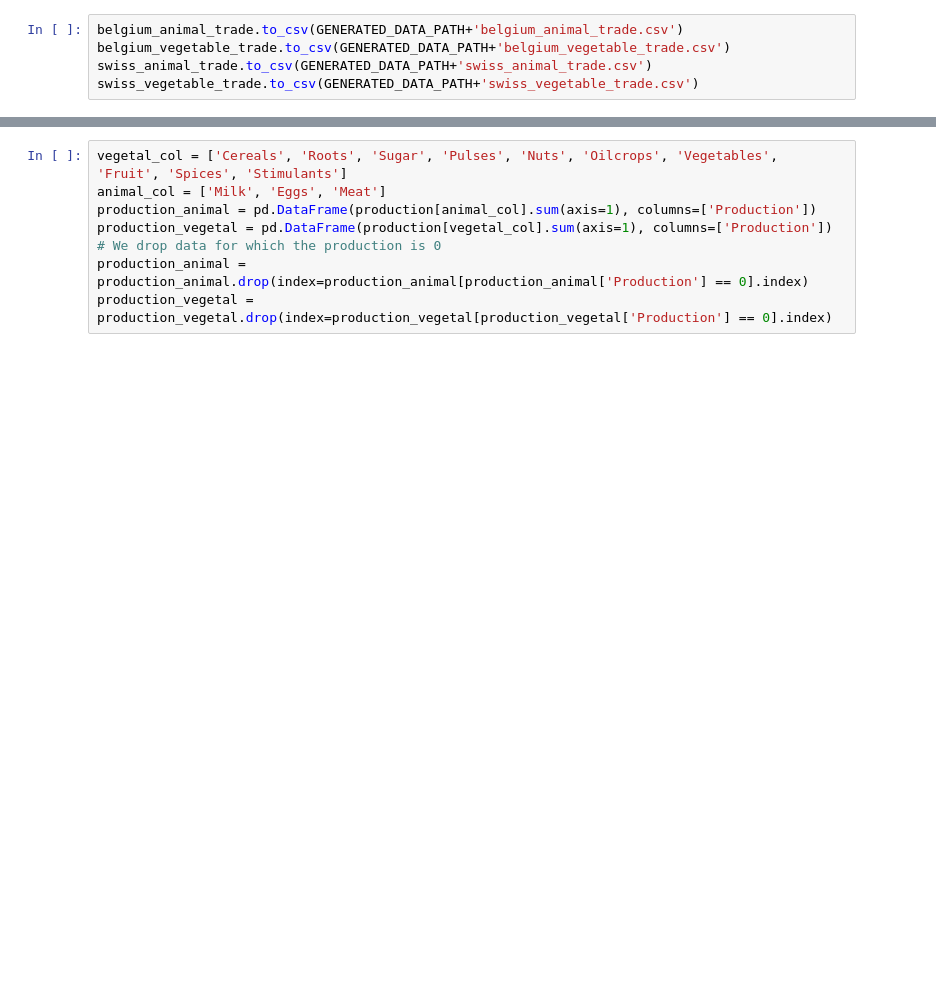
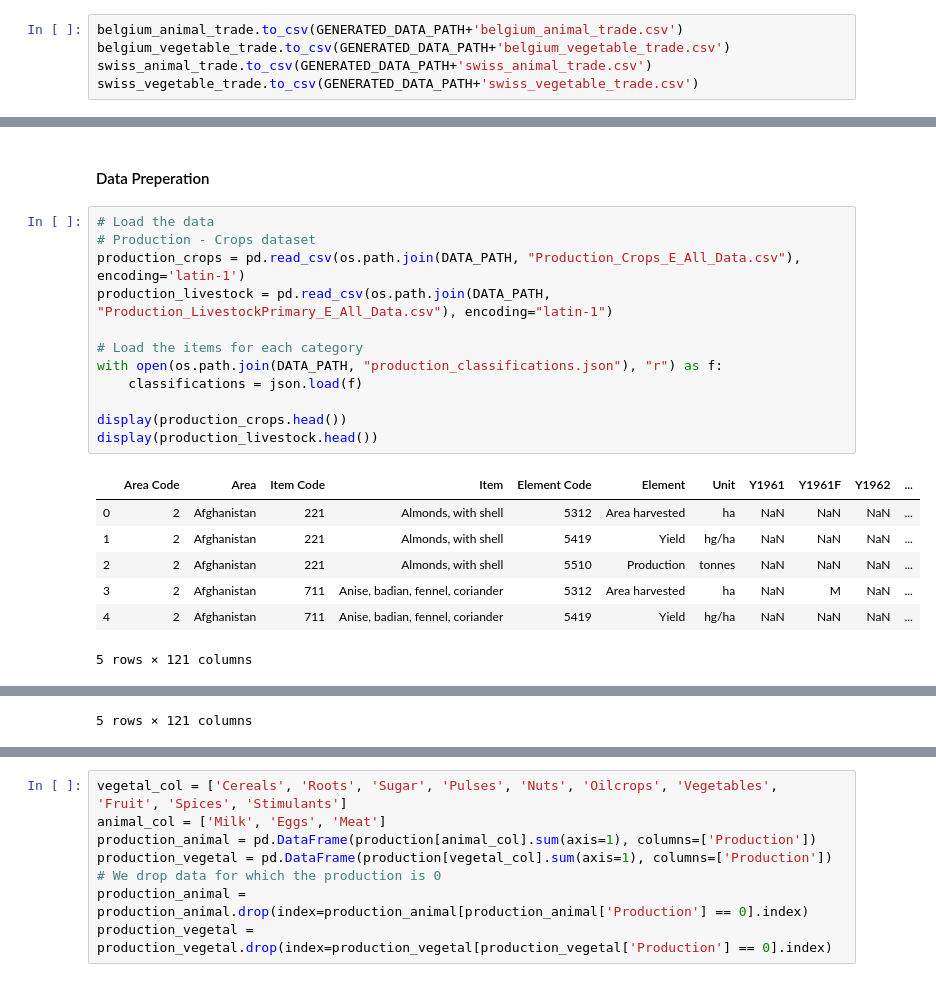
Before and after one commit to Lambo97/ADAProject, a Jupyter notebook: src/Milestone2.ipynb, the cells around one changed output, grey strips where cells are left out. Drawn from its saved outputs; the diff is of its cells as text; blank space fills up the shorter version.

```diff
--- a/src/Milestone2.ipynb
+++ b/src/Milestone2.ipynb
@@ -746,0 +856,22 @@ We now add the information about production
+# %% [markdown]
+#### Data Preperation
+# %%
+# Load the data
+# Production - Crops dataset
+production_crops = pd.read_csv(os.path.join(DATA_PATH, "Production_Crops_E_All_Data.csv"), encoding='latin-1')
+production_livestock = pd.read_csv(os.path.join(DATA_PATH, "Production_LivestockPrimary_E_All_Data.csv"), encoding="latin-1")
+
+# Load the items for each category
+with open(os.path.join(DATA_PATH, "production_classifications.json"), "r") as f:
+    classifications = json.load(f)
+
+display(production_crops.head())
+display(production_livestock.head())
+# %% [output]
+|  | Area Code | Area | Item Code | Item | Element Code | Element | Unit | Y1961 | Y1961F | Y1962 | ... |
+| 0 | 2 | Afghanistan | 221 | Almonds, with shell | 5312 | Area harvested | ha | NaN | NaN | NaN | ... |
+| 1 | 2 | Afghanistan | 221 | Almonds, with shell | 5419 | Yield | hg/ha | NaN | NaN | NaN | ... |
+| 2 | 2 | Afghanistan | 221 | Almonds, with shell | 5510 | Production | tonnes | NaN | NaN | NaN | ... |
+| 3 | 2 | Afghanistan | 711 | Anise, badian, fennel, coriander | 5312 | Area harvested | ha | NaN | M | NaN | ... |
+| 4 | 2 | Afghanistan | 711 | Anise, badian, fennel, coriander | 5419 | Yield | hg/ha | NaN | NaN | NaN | ... |
+5 rows × 121 columns
@@ -746,0 +884 @@ We now add the information about production
+5 rows × 121 columns
```
Also changed, not shown: parts of 65 cells of this notebook.
